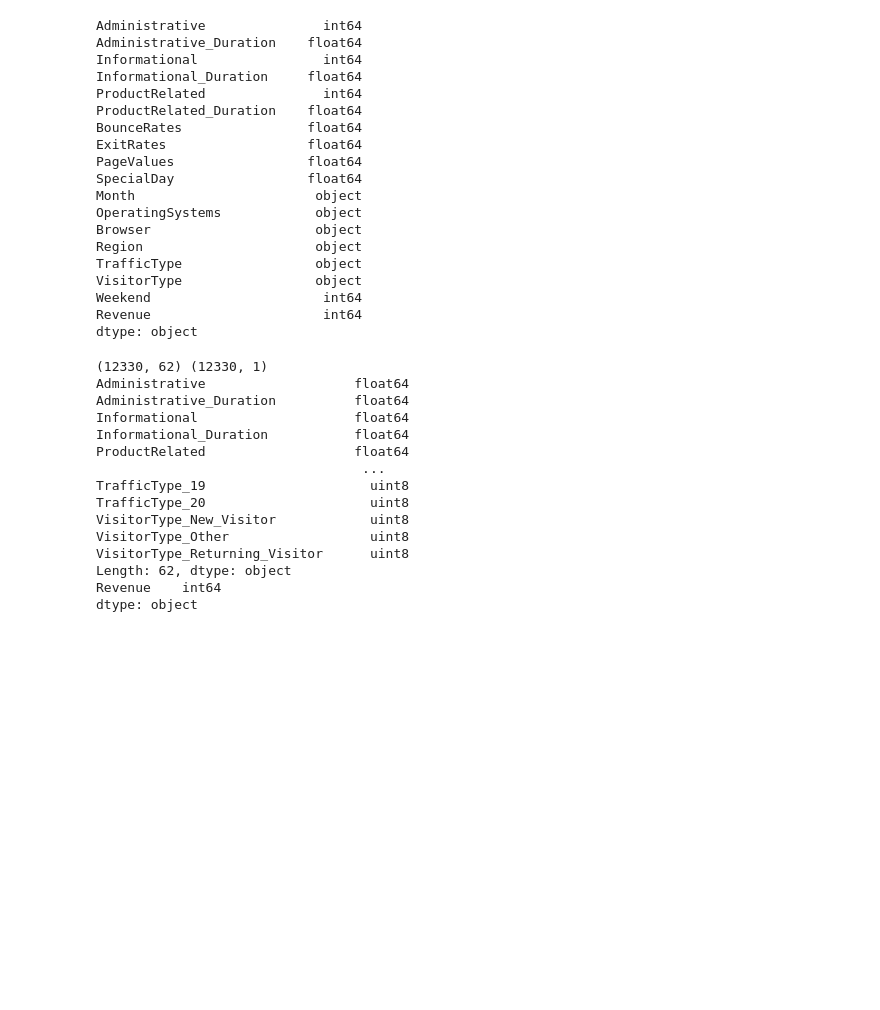
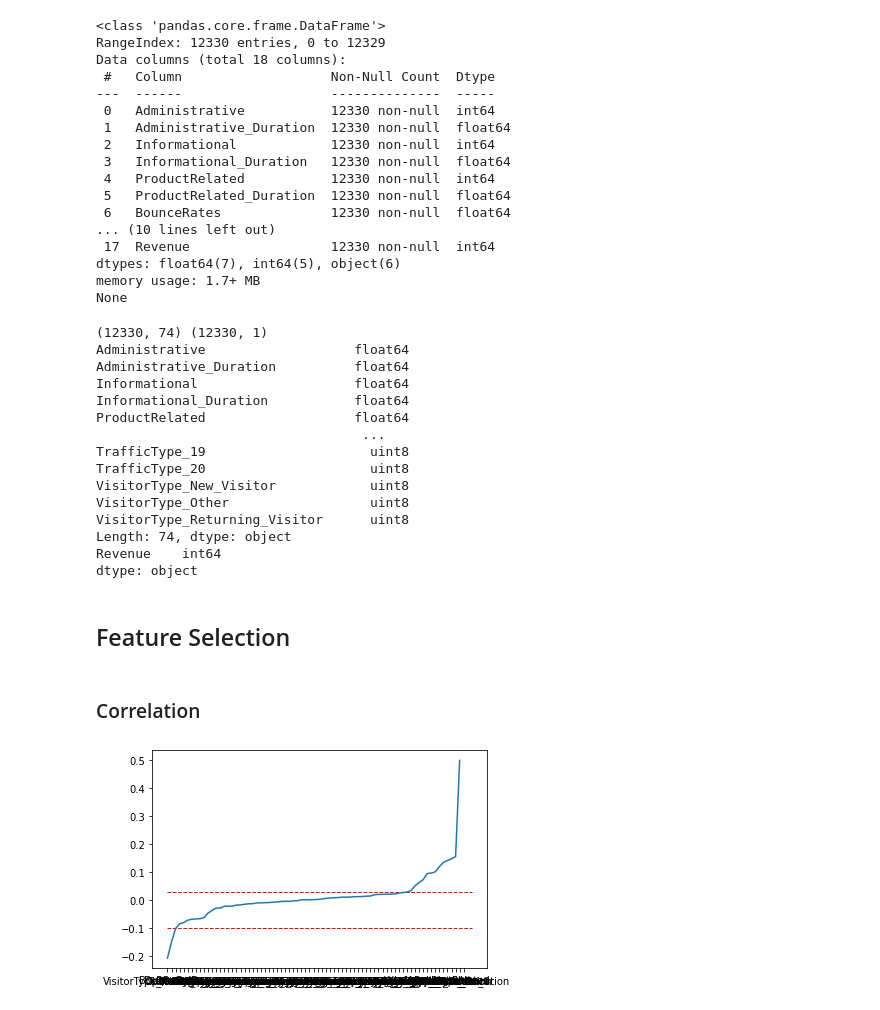
Before and after one commit to carolliu42/CS532_project, a Jupyter notebook: Project.ipynb, the cells around one changed output. Drawn from its saved outputs; the diff is of its cells as text; code cells hidden in the pictures; blank space fills up the shorter version.

```diff
--- a/Project.ipynb
+++ b/Project.ipynb
@@ -33,32 +37,30 @@ dtype: object
 # build a new dataframe and change some data type
 shopperdata = raw_data
 shopperdata[['OperatingSystems','Browser','Region','TrafficType']] = shopperdata[['OperatingSystems','Browser','Region','TrafficType']].astype('object')
-shopperdata['Revenue'] = shopperdata['Revenue'].replace([True,False],[1,-1])
-shopperdata['Weekend'] = shopperdata['Weekend'].replace([True,False],[1,0])
-print(shopperdata.dtypes)
+shopperdata['Revenue'] = shopperdata['Revenue'].replace([True,False],[1,0])
+shopperdata['Weekend'] = shopperdata['Weekend'].astype("int")
+print(shopperdata.info())
 # %% [output]
-Administrative               int64
-Administrative_Duration    float64
-Informational                int64
-Informational_Duration     float64
-ProductRelated               int64
-ProductRelated_Duration    float64
-BounceRates                float64
-ExitRates                  float64
-PageValues                 float64
-SpecialDay                 float64
-Month                       object
-OperatingSystems            object
-Browser                     object
-Region                      object
-TrafficType                 object
-VisitorType                 object
-Weekend                      int64
-Revenue                      int64
-dtype: object
+<class 'pandas.core.frame.DataFrame'>
+RangeIndex: 12330 entries, 0 to 12329
+Data columns (total 18 columns):
+ #   Column                   Non-Null Count  Dtype
+---  ------                   --------------  -----
+ 0   Administrative           12330 non-null  int64
+ 1   Administrative_Duration  12330 non-null  float64
+ 2   Informational            12330 non-null  int64
+ 3   Informational_Duration   12330 non-null  float64
+ 4   ProductRelated           12330 non-null  int64
+ 5   ProductRelated_Duration  12330 non-null  float64
+ 6   BounceRates              12330 non-null  float64
+... (10 lines left out)
+ 17  Revenue                  12330 non-null  int64
+dtypes: float64(7), int64(5), object(6)
+memory usage: 1.7+ MB
+None
 # %%
 # create new dummy variables based on categoricals
-X = pd.get_dummies(shopperdata, columns=['Month','OperatingSystems','Region','TrafficType','VisitorType'])
+X = pd.get_dummies(shopperdata, columns=shopperdata.columns[shopperdata.dtypes == "object"])
 X.drop(['Revenue'],axis =1, inplace = True )
 
 # normalize all the numerical columns
@@ -74,7 +76,7 @@ print(X.shape, y.shape)
 print(X.dtypes)
 print(y.dtypes)
 # %% [output]
-(12330, 62) (12330, 1)
+(12330, 74) (12330, 1)
 Administrative                   float64
 Administrative_Duration          float64
 Informational                    float64
@@ -86,6 +88,28 @@ TrafficType_20                     uint8
 VisitorType_New_Visitor            uint8
 VisitorType_Other                  uint8
 VisitorType_Returning_Visitor      uint8
-Length: 62, dtype: object
+Length: 74, dtype: object
 Revenue    int64
 dtype: object
+# %%
+# split whole datasize into training and testing (25%)
+Xtrain, Xtest, ytrain, ytest = train_test_split(X,y,test_size=0.25,random_state=1001,stratify = y)
+data_train = pd.concat([Xtrain,ytrain],axis=1)
+
+#convert y from datafame to array for future use
+ytrain = ytrain.values.ravel()
+ytest = ytest.values.ravel()
+# %% [markdown]
+## Feature Selection
+# %% [markdown]
+### Correlation
+# %%
+corr = data_train.corr()
+corr_y = corr.loc["Revenue"].sort_values()
+corr_y.drop(["Revenue"],axis =0, inplace = True )
+plt.figure()
+plt.plot(corr_y)
+plt.hlines(y=(-0.1,0.03),xmin=0,xmax=75,color='r',lw=1,linestyle='dashed')
+plt.show()
+# %% [output]
+[figure, added]
```
Also changed, not shown: parts of 48 cells of this notebook.
